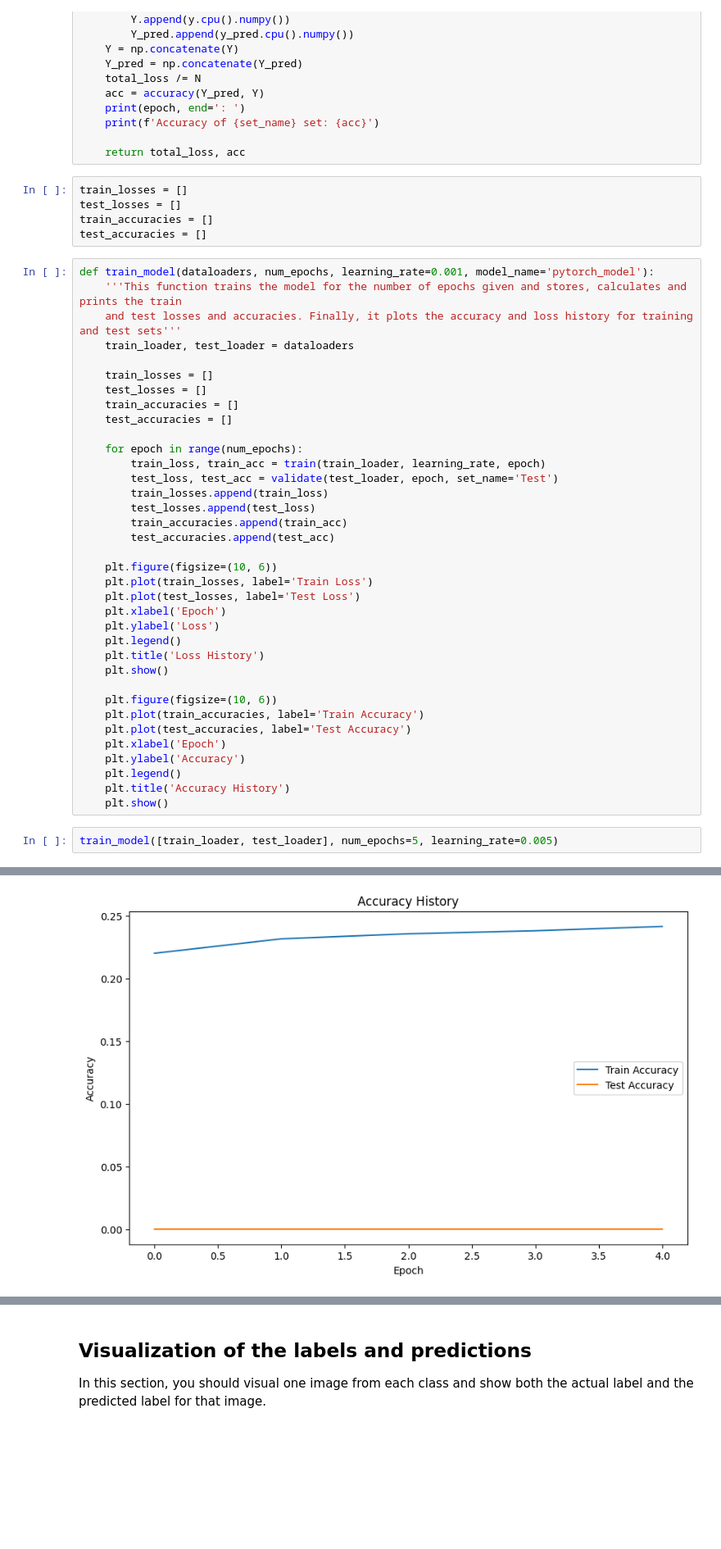
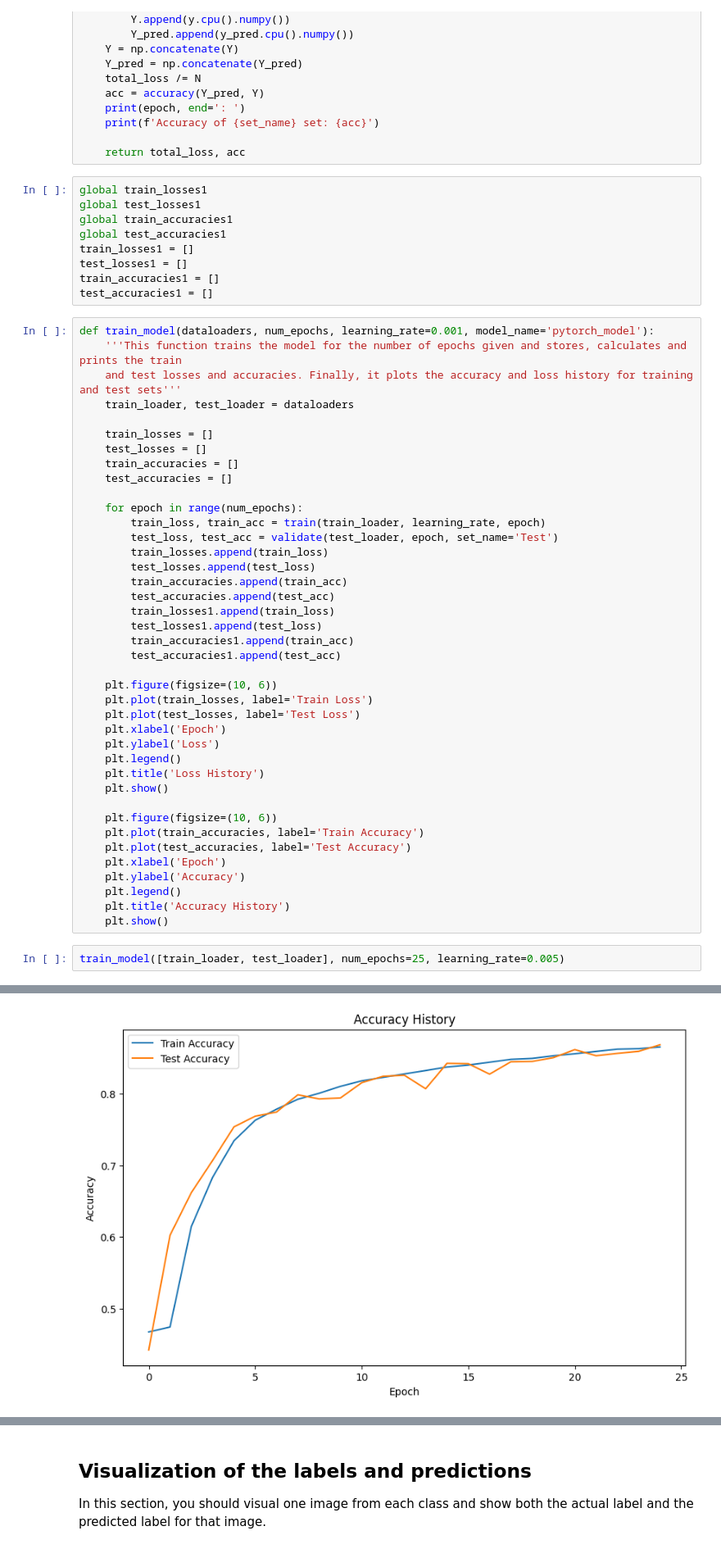
Before and after one commit to ParsaYousefpoor/IML_CHW3, a Jupyter notebook: Q1.ipynb, the cells around one changed output, grey strips where cells are left out. Shown: that part at 82% size. Saved outputs shown, nothing was run; the diff lists cells and outputs as text; blank space fills up the shorter version.

```diff
--- a/Q1.ipynb
+++ b/Q1.ipynb
@@ -248,10 +248,14 @@ def validate(loader, epoch=None, set_name=None):
 
     return total_loss, acc
 # %%
-train_losses = []
-test_losses = []
-train_accuracies = []
-test_accuracies = []
+global train_losses1
+global test_losses1
+global train_accuracies1
+global test_accuracies1
+train_losses1 = []
+test_losses1 = []
+train_accuracies1 = []
+test_accuracies1 = []
 # %%
 def train_model(dataloaders, num_epochs, learning_rate=0.001, model_name='pytorch_model'):
     '''This function trains the model for the number of epochs given and stores, calculates and prints the train
@@ -270,6 +274,10 @@ def train_model(dataloaders, num_epochs, learning_rate=0.001, model_name='pytorc
         test_losses.append(test_loss)
         train_accuracies.append(train_acc)
         test_accuracies.append(test_acc)
+        train_losses1.append(train_loss)
+        test_losses1.append(test_loss)
+        train_accuracies1.append(train_acc)
+        test_accuracies1.append(test_acc)
 
     plt.figure(figsize=(10, 6))
     plt.plot(train_losses, label='Train Loss')
@@ -289,5 +297,5 @@ def train_model(dataloaders, num_epochs, learning_rate=0.001, model_name='pytorc
     plt.title('Accuracy History')
     plt.show()
 # %%
-train_model([train_loader, test_loader], num_epochs=5, learning_rate=0.005)
+train_model([train_loader, test_loader], num_epochs=25, learning_rate=0.005)
 # %% [output]
@@ -305,2 +320,2 @@ train_model([train_loader, test_loader], num_epochs=5, learning_rate=0.005)
-[figure, old version]
+[figure, new version]
 # %%
```
Also changed, not shown: parts of 4 cells of this notebook.
